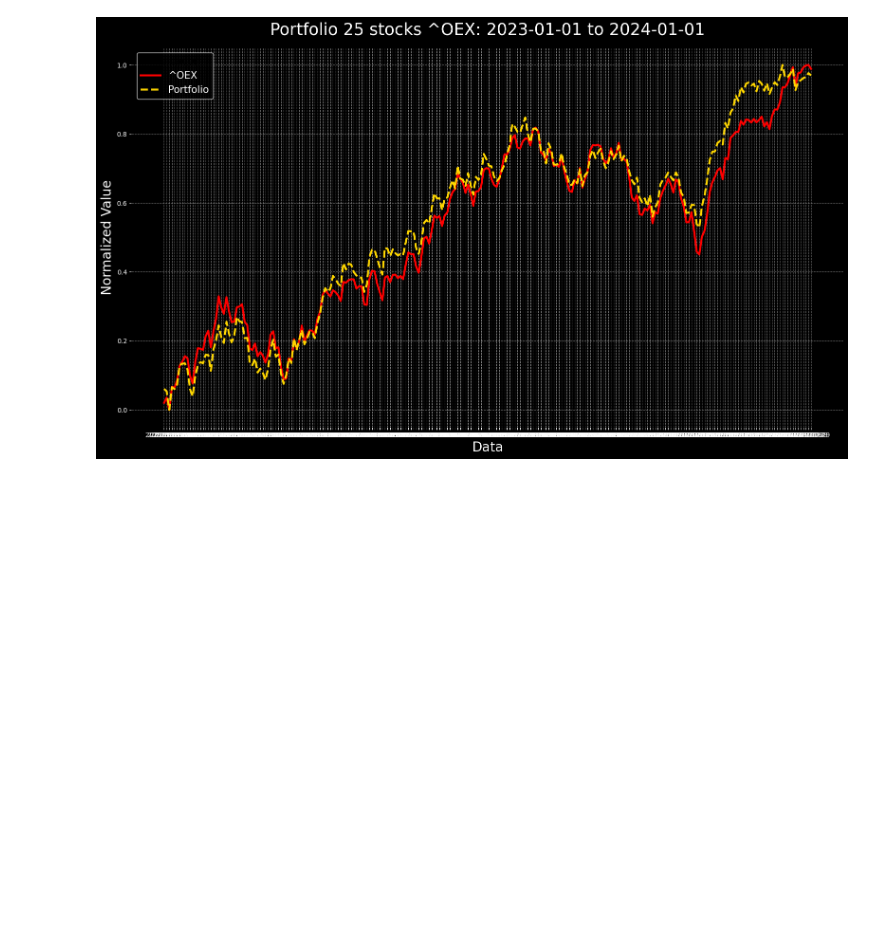
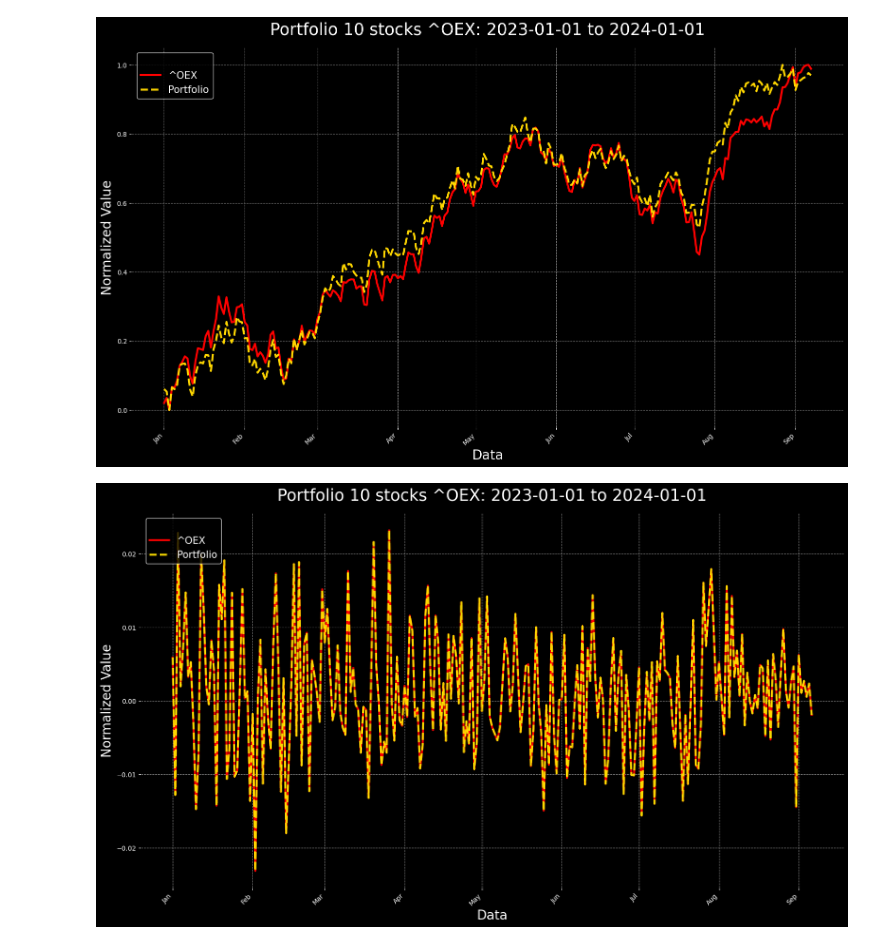
Before and after one commit to vitorholiveira/index_tracking, a Jupyter notebook: flores.ipynb, the cells around one changed output. Saved outputs shown, nothing was run; the diff lists cells and outputs as text; code cells hidden in the pictures; blank space fills up the shorter version.

```diff
--- a/flores.ipynb
+++ b/flores.ipynb
@@ -88,3 +128,25 @@ def plot_portfolio_variance(portfolio, stocks_data, index_data, start_date, end_
+# %%
+def plot_weights(portfolio):
+    labels = list(portfolio.keys())
+    values = list(portfolio.values())
+
+    colors = plt.cm.autumn([i / len(values) for i in range(len(values))])
+
+    plt.figure(figsize=(12, 8), facecolor='black')
+    ax = plt.gca()
+    ax.set_facecolor('black')
+
+    squarify.plot(
+        sizes=values,
+        label=labels,
+        alpha=0.8,
+        color=colors,
+        text_kwargs={'color': 'white', 'fontsize': 12}
+    )
+
+    plt.title(f"Treemap {len(portfolio)} stocks SP100", fontsize=18, color='white', pad=20)
+    plt.axis('off')
+    plt.show()
 # %%
 # Organizig data
 bvsp_index_ticker = '^BVSP'
@@ -98,7 +160,7 @@ bvsp_stocks_values = bvsp_data_values.drop(columns=[bvsp_index_ticker])
 bvsp_index_variance = bvsp_data_variance[bvsp_index_ticker]
 bvsp_stock_variance = bvsp_data_variance.drop(columns=[bvsp_index_ticker])
 
-sp100_index_ticker = '^BVSP'
+sp100_index_ticker = '^OEX'
 
 sp100_data_values = pd.read_csv('stock_values_^OEX.csv', index_col=0)  # Inclui o índice
 sp100_data_variance = pd.read_csv('stock_variance_^OEX.csv', index_col=0)
@@ -116,7 +178,10 @@ train_end = "2023-06-01"
 test_start = "2023-06-02"
 test_end = end_date_dataset
 # %%
-result = read_result("result_10stocks_1000000iterations.csv")
+result = read_result("result_^OEX_10stocks_10000000iterations.csv")
 plot_portfolio(result['portfolio'], sp100_stocks_values, sp100_index_values, start_date_dataset, end_date_dataset, sp100_index_ticker)
+plot_portfolio_variance(result['portfolio'], sp100_stock_variance, sp100_index_variance, start_date_dataset, end_date_dataset, sp100_index_ticker)
+plot_weights(result['portfolio'])
 # %% [output]
-[figure, old version]
+[figure, new version]
+[figure, added]
```
Also changed, not shown: parts of 8 cells of this notebook, 16 other files.
